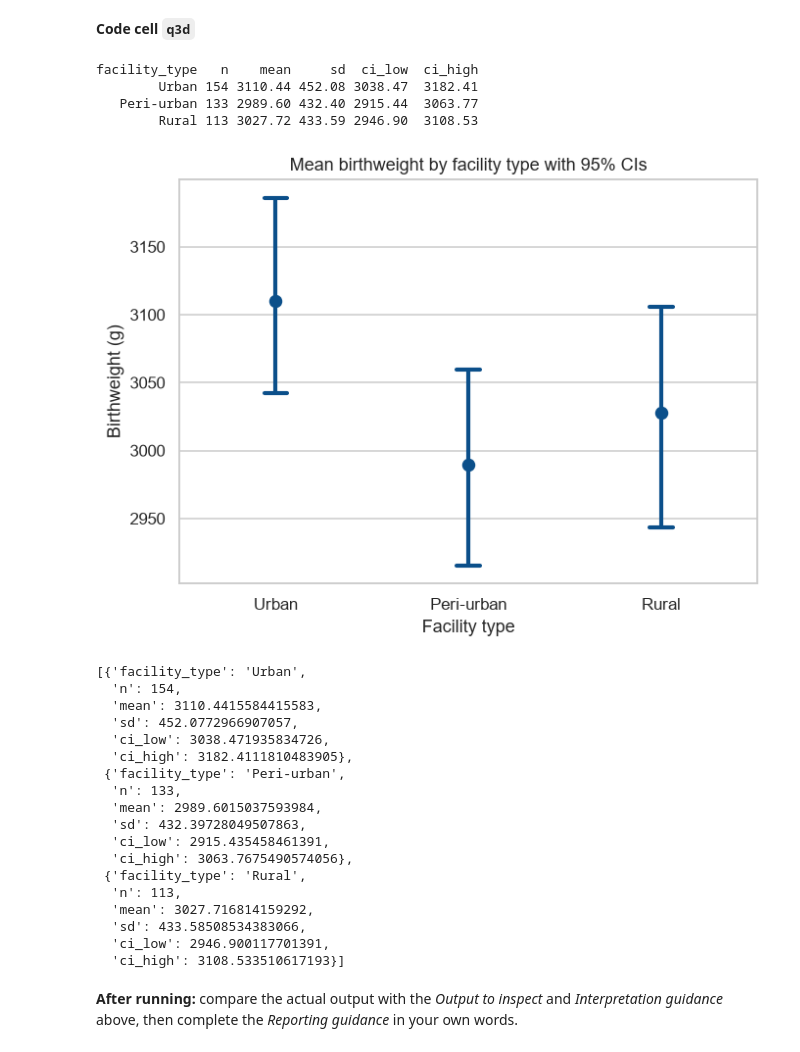
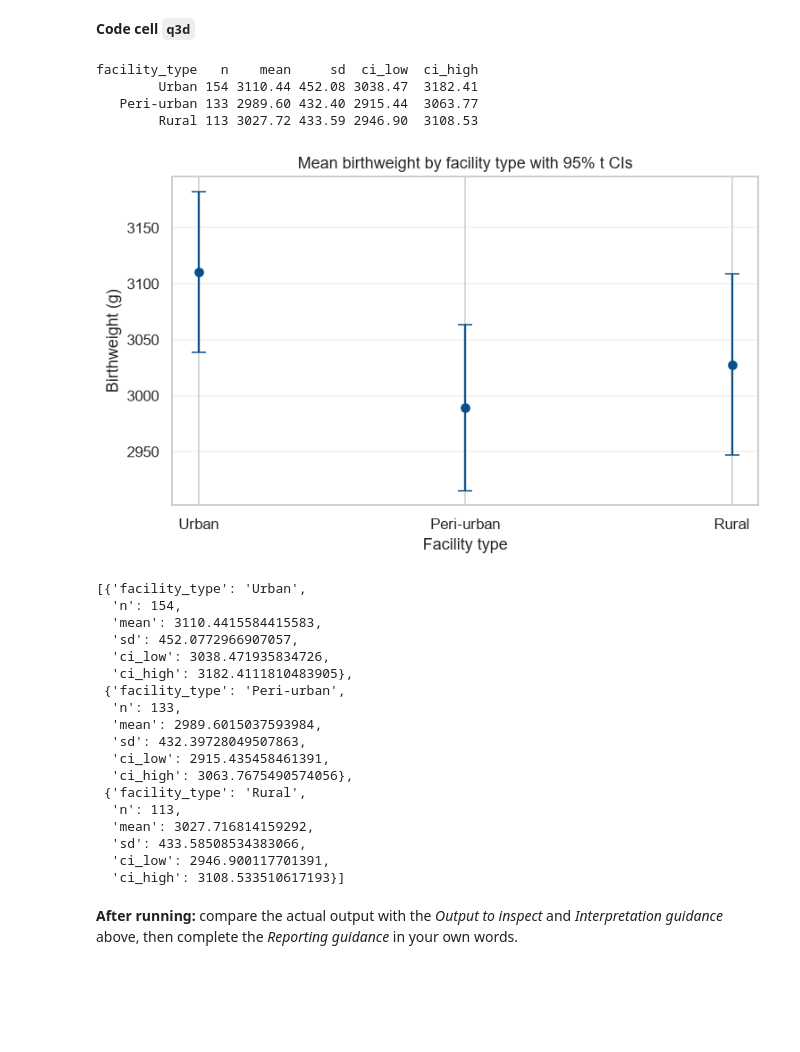
Before and after one commit to majaliwamin/MNH-Smart-Calendar-v13, a Jupyter notebook: frontend/resources/stat8100_biostatistics_epidemiology_practical.ipynb, the cells around one changed output. Cells and saved outputs as stored; diff of their text form; code cells hidden in the pictures; blank space fills up the shorter version.

```diff
--- a/frontend/resources/stat8100_biostatistics_epidemiology_practical.ipynb
+++ b/frontend/resources/stat8100_biostatistics_epidemiology_practical.ipynb
@@ -82,7 +82,8 @@ from statsmodels.stats.multitest import multipletests
 from statsmodels.duration.survfunc import SurvfuncRight
 from statsmodels.duration.hazard_regression import PHReg
 
-%matplotlib inline
+# Matplotlib's inline backend is the Jupyter default; no IPython-only magic
+# is needed, so this cell also parses and runs under plain Python.
 sns.set_theme(style="whitegrid", context="notebook")
 plt.rcParams["figure.dpi"] = 110
 pd.set_option("display.max_columns", 50)
@@ -160,9 +161,13 @@ def _clean_nan(value):
 
 def jsonable(obj):
     """Convert pandas/numpy results into JSON-safe plain Python values."""
+    if obj is pd.NA or obj is pd.NaT:
+        return None
     if isinstance(obj, dict):
         return {str(k): jsonable(_clean_nan(v)) for k, v in obj.items()}
-    if isinstance(obj, (list, tuple, set)):
+    if isinstance(obj, (set, frozenset)):
+        return [jsonable(_clean_nan(v)) for v in sorted(obj, key=repr)]
+    if isinstance(obj, (list, tuple)):
         return [jsonable(_clean_nan(v)) for v in obj]
     if isinstance(obj, pd.DataFrame):
         return jsonable(obj.to_dict(orient="records"))
@@ -172,6 +177,8 @@ def jsonable(obj):
         return jsonable(obj.tolist())
     if isinstance(obj, np.generic):
         return jsonable(obj.item())
+    if isinstance(obj, complex):
+        raise ValueError("Complex results are not JSON-serialisable.")
     return _clean_nan(obj)
 
 
@@ -1050,41 +1058,49 @@ except NameError as exc:
     raise RuntimeError(
         "Run the 'Reusable setup' cell before this cell. It creates "
         "anc, bp, surv, RESULTS and record(); this question cell reuses them."
     ) from exc
 
 facility_order = ["Urban", "Peri-urban", "Rural"]
 facility_rows = []
 for facility in facility_order:
     values = anc.loc[anc["facility_type"] == facility, "birthweight"].dropna()
     n_f = int(values.size)
     mean_f = float(values.mean())
     sd_f = float(values.std(ddof=1))
     se_f = sd_f / np.sqrt(n_f)
     ci_f = st.t.interval(0.95, df=n_f - 1, loc=mean_f, scale=se_f)
     facility_rows.append({
         "facility_type": facility, "n": n_f, "mean": mean_f, "sd": sd_f,
         "ci_low": ci_f[0], "ci_high": ci_f[1],
     })
 facility_summary = pd.DataFrame(facility_rows)
 print(facility_summary.to_string(index=False, float_format=lambda v: f"{v:.2f}"))
 
-sns.pointplot(
-    data=anc, x="facility_type", y="birthweight", order=facility_order,
-    errorbar=("ci", 95), capsize=0.12, linestyles="", color="#0b4f8a",
-)
-plt.title("Mean birthweight by facility type with 95% CIs")
-plt.xlabel("Facility type")
-plt.ylabel("Birthweight (g)")
+# Plot the same deterministic t intervals shown in the table. Seaborn's
+# errorbar=("ci", 95) is a bootstrap interval and would not match them.
+x_positions = np.arange(len(facility_order))
+yerr = np.array([
+    facility_summary["mean"] - facility_summary["ci_low"],
+    facility_summary["ci_high"] - facility_summary["mean"],
+])
+fig, ax = plt.subplots(figsize=(7, 4.4))
+ax.errorbar(x_positions, facility_summary["mean"], yerr=yerr,
+            fmt="o", capsize=5, color="#0b4f8a")
+ax.set_xticks(x_positions, facility_order)
+ax.set_title("Mean birthweight by facility type with 95% t CIs")
+ax.set_xlabel("Facility type")
+ax.set_ylabel("Birthweight (g)")
+ax.grid(axis="y", alpha=0.3)
 plt.tight_layout()
 plt.show()
 plt.close("all")
 record("Q3d", facility_summary.to_dict(orient="records"))
 # %% [output]
 facility_type   n    mean     sd  ci_low  ci_high
         Urban 154 3110.44 452.08 3038.47  3182.41
    Peri-urban 133 2989.60 432.40 2915.44  3063.77
         Rural 113 3027.72 433.59 2946.90  3108.53
-[figure, old version]
+[figure, new version]
 [{'facility_type': 'Urban',
   'n': 154,
   'mean': 3110.4415584415583,
```
Also changed, not shown: parts of 29 cells of this notebook, 13 other files.
